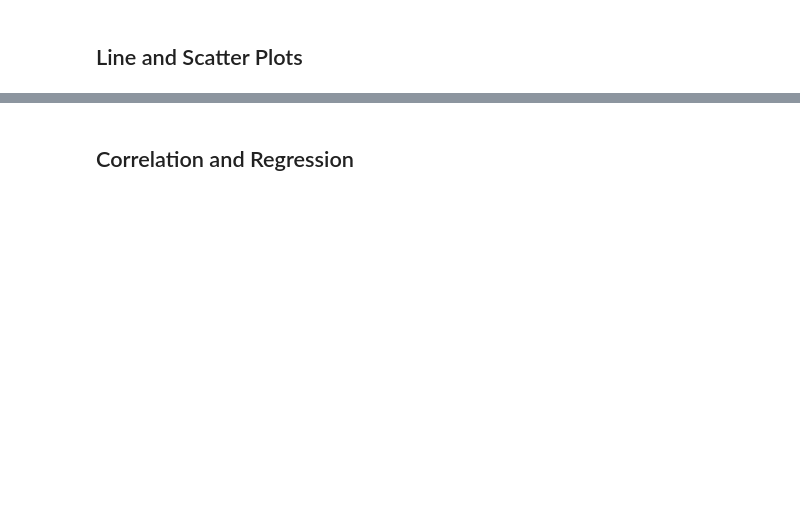
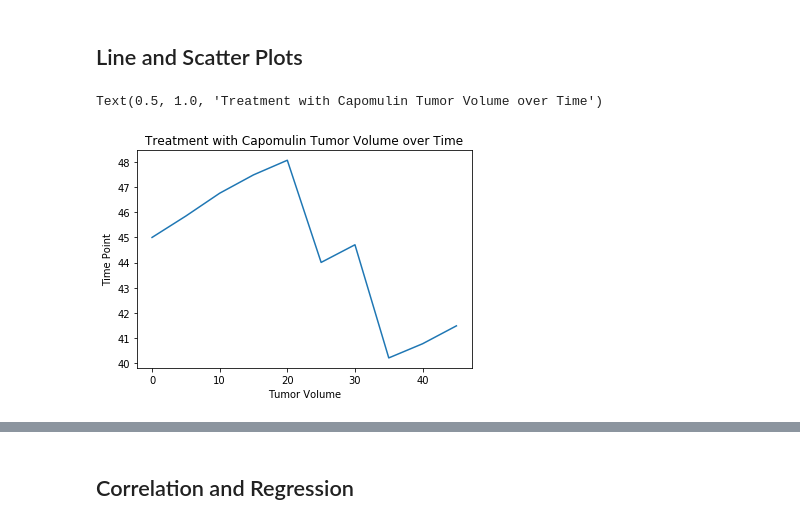
Before and after one commit to emriver222/MatPlotLib, a Jupyter notebook: Matplotlib HW.ipynb, the cells around one changed output, grey strips where cells are left out. Saved outputs shown, nothing was run; the diff lists cells and outputs as text; code cells hidden in the pictures; blank space fills up the shorter version.

```diff
--- a/Matplotlib HW.ipynb
+++ b/Matplotlib HW.ipynb
@@ -195,4 +247,15 @@ plt.pie(count, explode=explode, labels=labels, autopct='%1.1f%%',
 # %%
 # Generate a line plot of time point versus tumor volume for a mouse
 #treated with Capomulin
+
+line = combined.loc[combined["Mouse ID"]=="l509"]
+
+plt.plot(line['Timepoint'], line ['Tumor Volume (mm3)'])
+
+plt.xlabel("Tumor Volume")
+plt.ylabel("Time Point")
+plt.title ("Treatment with Capomulin Tumor Volume over Time")
+# %% [output]
+Text(0.5, 1.0, 'Treatment with Capomulin Tumor Volume over Time')
+[figure, added]
 # %%
```
Also changed, not shown: parts of 13 cells of this notebook.
